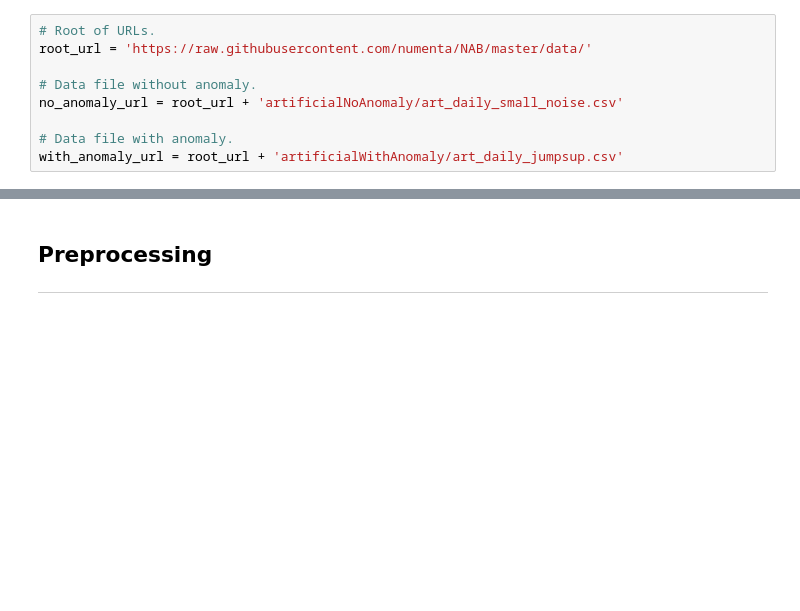
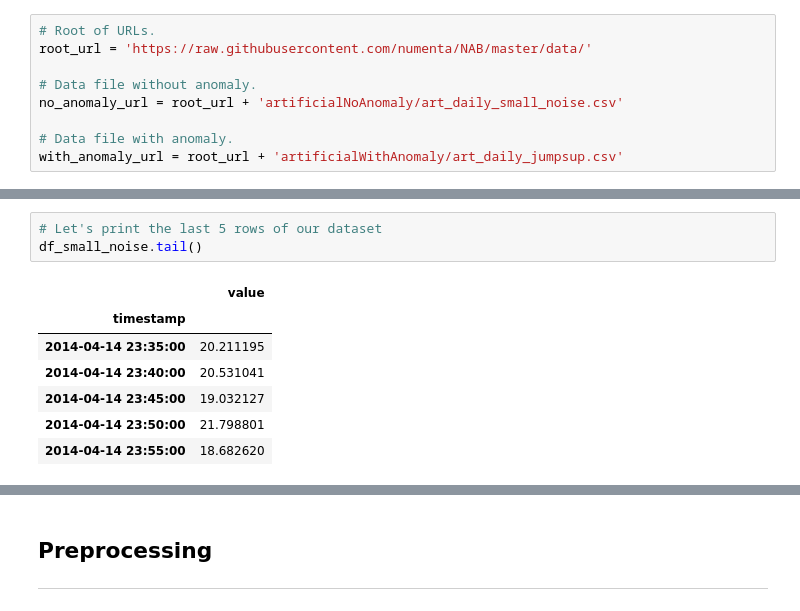
Before and after one commit to conor-mccaffrey/machstat-assessment, a Jupyter notebook: 05-evaluation.ipynb, the cells around one changed output, grey strips where cells are left out. Saved outputs shown, nothing was run; the diff lists cells and outputs as text; blank space fills up the shorter version.

```diff
--- a/05-evaluation.ipynb
+++ b/05-evaluation.ipynb
@@ -165,0 +125,11 @@ df_daily_jumpsup.plot(legend=False, ax=ax);
+# %%
+# Let's print the last 5 rows of our dataset
+df_small_noise.tail()
+# %% [output]
+|  | value |
+| timestamp |  |
+| 2014-04-14 23:35:00 | 20.211195 |
+| 2014-04-14 23:40:00 | 20.531041 |
+| 2014-04-14 23:45:00 | 19.032127 |
+| 2014-04-14 23:50:00 | 21.798801 |
+| 2014-04-14 23:55:00 | 18.682620 |
```
Also changed, not shown: parts of 100 cells of this notebook.
